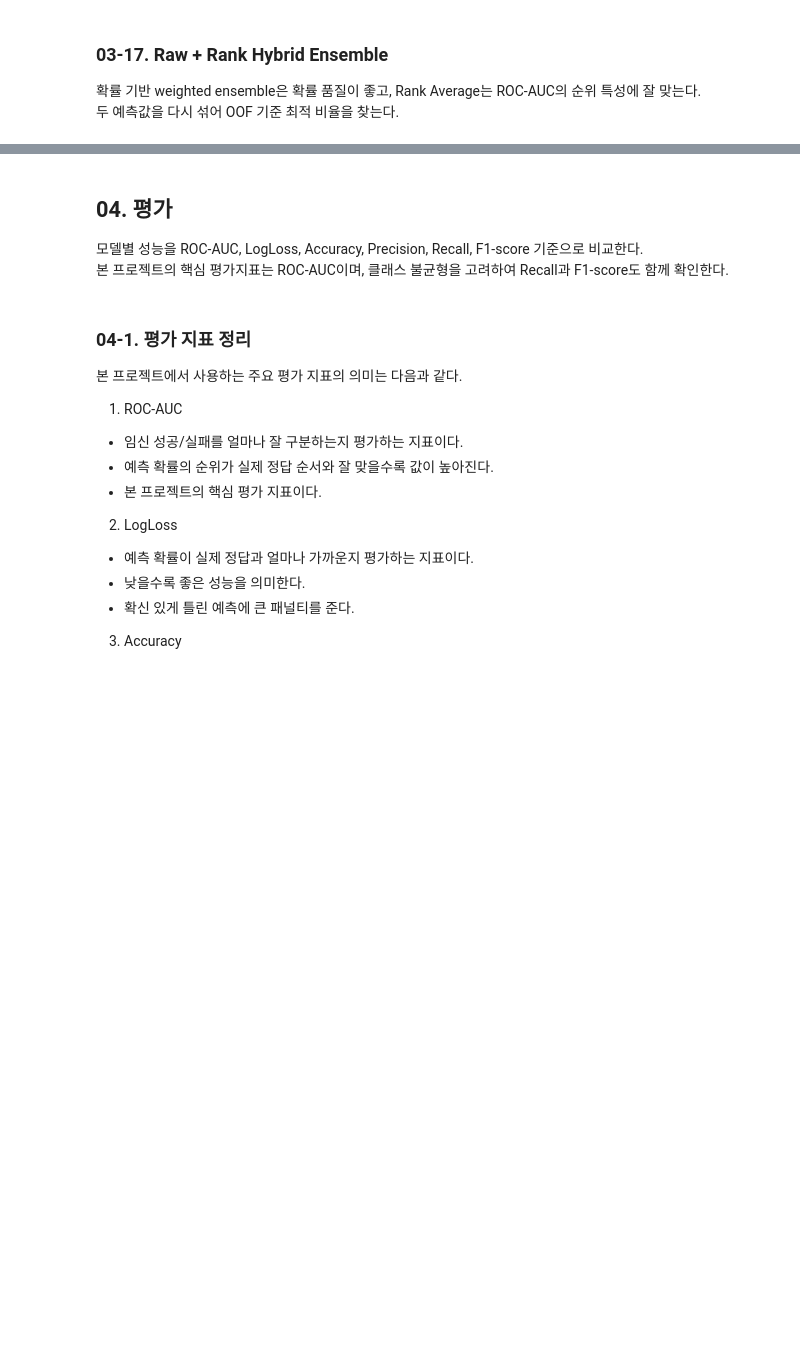
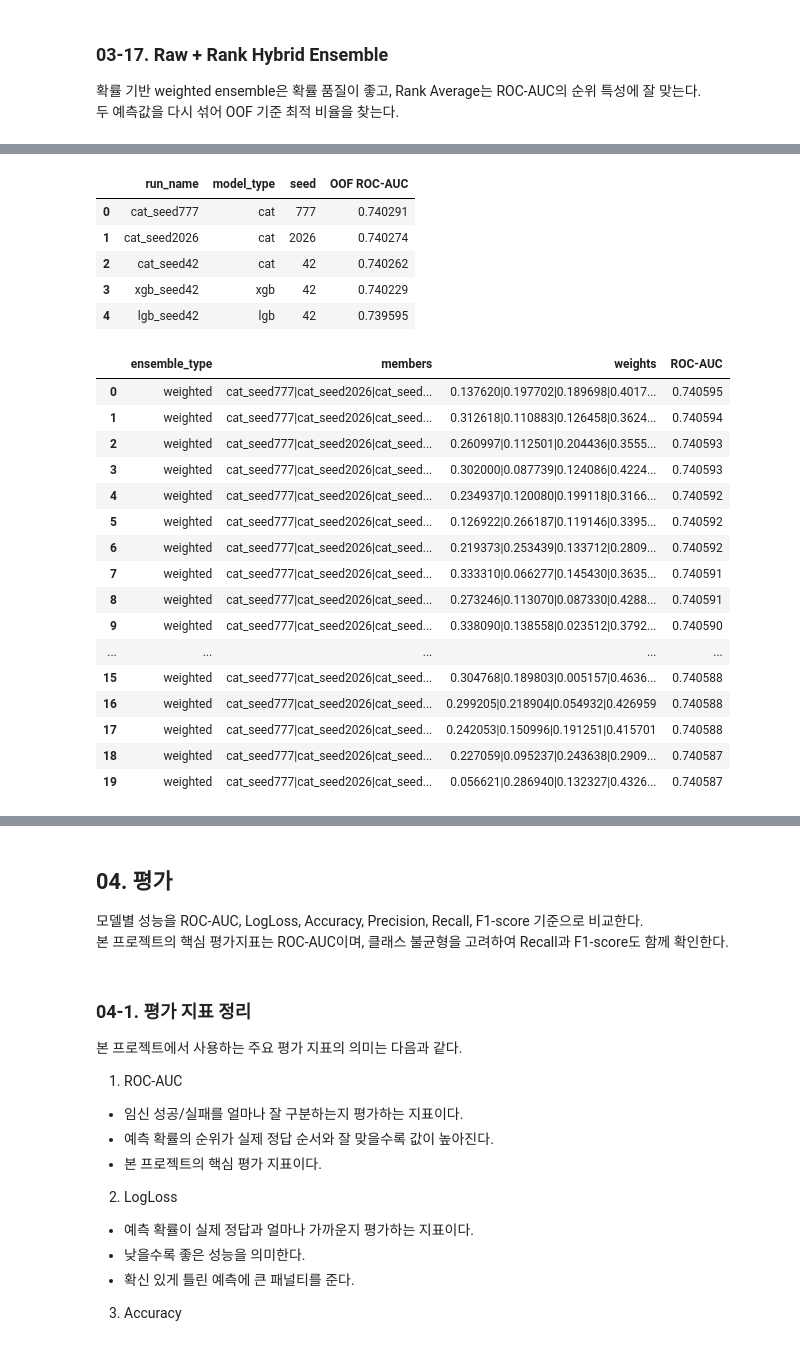
Before and after one commit to nanimnoworry/PSP, a Jupyter notebook: 00.Project_Fertility_PSP_v5.ipynb, the cells around one changed output, grey strips where cells are left out. Drawn from its saved outputs; the diff is of its cells as text; code cells hidden in the pictures; blank space fills up the shorter version.

```diff
--- a/00.Project_Fertility_PSP_v5.ipynb
+++ b/00.Project_Fertility_PSP_v5.ipynb
@@ -3616,0 +4059,79 @@ OOF 개선폭이 작을 때는 리더보드에서 순서가 바뀔 수 있으므
+# %%
+# Multi-seed weighted ensemble 탐색
+
+score_df_v5 = (
+    pd.DataFrame(score_rows_v5)
+    .drop_duplicates(subset=["run_name"], keep="last")
+    .sort_values("OOF ROC-AUC", ascending=False)
+    .reset_index(drop=True)
+)
+
+display(score_df_v5)
+
+model_names = score_df_v5["run_name"].tolist()
+
+multi_seed_results = []
+
+rng = np.random.default_rng(42)
+
+for selected_count in range(2, min(6, len(model_names)) + 1):
+    selected_models = model_names[:selected_count]
+
+    # 기본 equal weight도 포함
+    equal_weights = np.ones(selected_count) / selected_count
+
+    candidate_weights = [equal_weights]
+
+    # random dirichlet weights
+    random_weights = rng.dirichlet(
+        np.ones(selected_count),
+        size=500
+    )
+
+    candidate_weights.extend(random_weights)
+
+    for weights in candidate_weights:
+        oof_matrix = np.column_stack([
+            oof_preds_v5[name] for name in selected_models
+        ])
+
+        blend_oof = oof_matrix @ weights
+
+        multi_seed_results.append({
+            "ensemble_type": "weighted",
+            "members": "|".join(selected_models),
+            "weights": "|".join(f"{w:.6f}" for w in weights),
+            "ROC-AUC": roc_auc_score(y, blend_oof),
+        })
+
+multi_seed_results_df = (
+    pd.DataFrame(multi_seed_results)
+    .sort_values("ROC-AUC", ascending=False)
+    .reset_index(drop=True)
+)
+
+display(multi_seed_results_df.head(20))
+# %% [output]
+|  | run_name | model_type | seed | OOF ROC-AUC |
+| 0 | cat_seed777 | cat | 777 | 0.740291 |
+| 1 | cat_seed2026 | cat | 2026 | 0.740274 |
+| 2 | cat_seed42 | cat | 42 | 0.740262 |
+| 3 | xgb_seed42 | xgb | 42 | 0.740229 |
+| 4 | lgb_seed42 | lgb | 42 | 0.739595 |
+|  | ensemble_type | members | weights | ROC-AUC |
+| 0 | weighted | cat_seed777|cat_seed2026|cat_seed... | 0.137620|0.197702|0.189698|0.4017... | 0.740595 |
+| 1 | weighted | cat_seed777|cat_seed2026|cat_seed... | 0.312618|0.110883|0.126458|0.3624... | 0.740594 |
+| 2 | weighted | cat_seed777|cat_seed2026|cat_seed... | 0.260997|0.112501|0.204436|0.3555... | 0.740593 |
+| 3 | weighted | cat_seed777|cat_seed2026|cat_seed... | 0.302000|0.087739|0.124086|0.4224... | 0.740593 |
+| 4 | weighted | cat_seed777|cat_seed2026|cat_seed... | 0.234937|0.120080|0.199118|0.3166... | 0.740592 |
+| 5 | weighted | cat_seed777|cat_seed2026|cat_seed... | 0.126922|0.266187|0.119146|0.3395... | 0.740592 |
+| 6 | weighted | cat_seed777|cat_seed2026|cat_seed... | 0.219373|0.253439|0.133712|0.2809... | 0.740592 |
+| 7 | weighted | cat_seed777|cat_seed2026|cat_seed... | 0.333310|0.066277|0.145430|0.3635... | 0.740591 |
+| 8 | weighted | cat_seed777|cat_seed2026|cat_seed... | 0.273246|0.113070|0.087330|0.4288... | 0.740591 |
+| 9 | weighted | cat_seed777|cat_seed2026|cat_seed... | 0.338090|0.138558|0.023512|0.3792... | 0.740590 |
+| ... | ... | ... | ... | ... |
+| 15 | weighted | cat_seed777|cat_seed2026|cat_seed... | 0.304768|0.189803|0.005157|0.4636... | 0.740588 |
+| 16 | weighted | cat_seed777|cat_seed2026|cat_seed... | 0.299205|0.218904|0.054932|0.426959 | 0.740588 |
+| 17 | weighted | cat_seed777|cat_seed2026|cat_seed... | 0.242053|0.150996|0.191251|0.415701 | 0.740588 |
+| 18 | weighted | cat_seed777|cat_seed2026|cat_seed... | 0.227059|0.095237|0.243638|0.2909... | 0.740587 |
+| 19 | weighted | cat_seed777|cat_seed2026|cat_seed... | 0.056621|0.286940|0.132327|0.4326... | 0.740587 |
```
Also changed, not shown: parts of 32 cells of this notebook.
